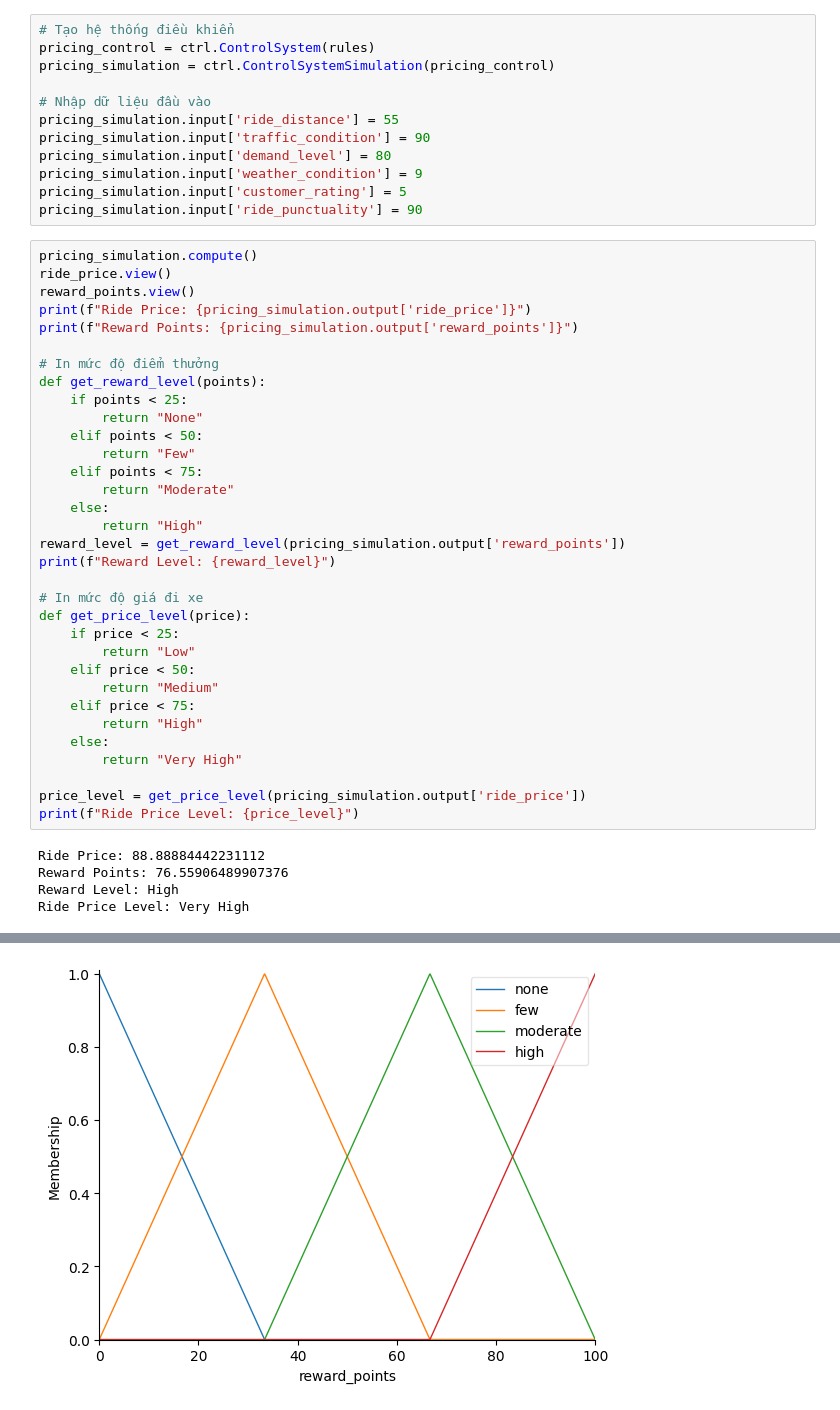
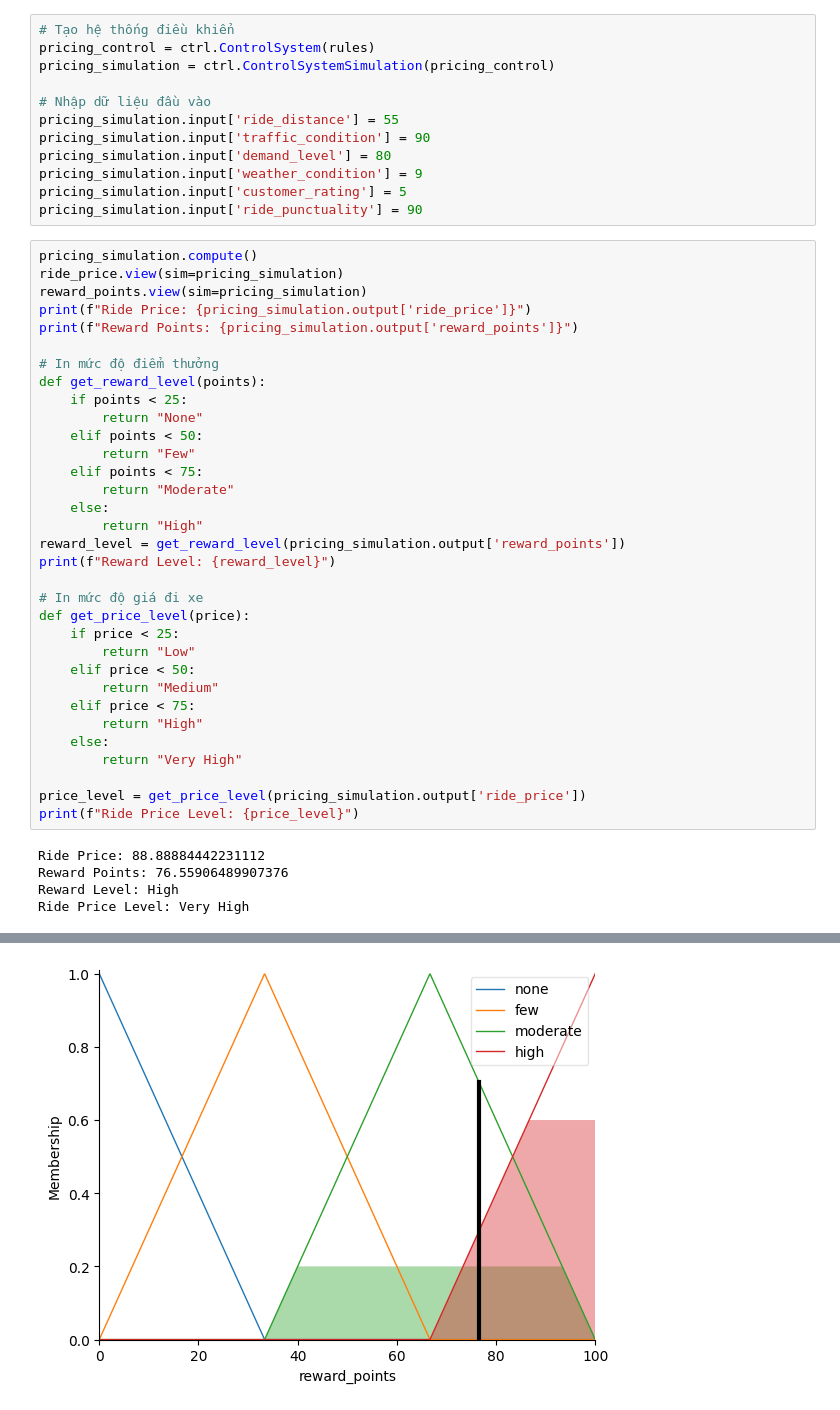
Before and after one commit to my-quach/R-AI, a Jupyter notebook: BT1_GRAB_BIKE.ipynb, the cells around one changed output, grey strips where cells are left out. Saved outputs shown, nothing was run; the diff lists cells and outputs as text.

```diff
--- a/BT1_GRAB_BIKE.ipynb
+++ b/BT1_GRAB_BIKE.ipynb
@@ -100,8 +100,8 @@ pricing_simulation.input['customer_rating'] = 5
 pricing_simulation.input['ride_punctuality'] = 90
 # %%
 pricing_simulation.compute()
-ride_price.view()
-reward_points.view()
+ride_price.view(sim=pricing_simulation)
+reward_points.view(sim=pricing_simulation)
 print(f"Ride Price: {pricing_simulation.output['ride_price']}")
 print(f"Reward Points: {pricing_simulation.output['reward_points']}")
 
@@ -140 +140 @@ Ride Price Level: Very High
-[figure, old version]
+[figure, new version]
```
Also changed, not shown: parts of 1 cell of this notebook.
